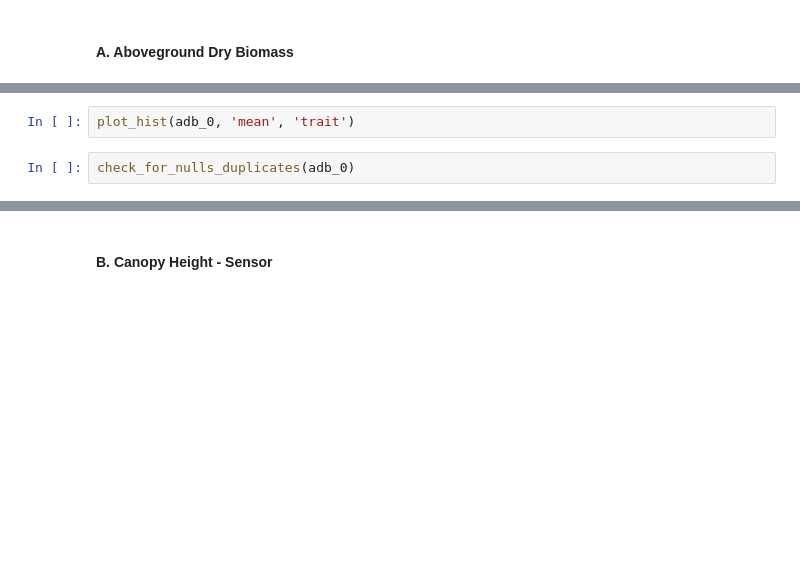
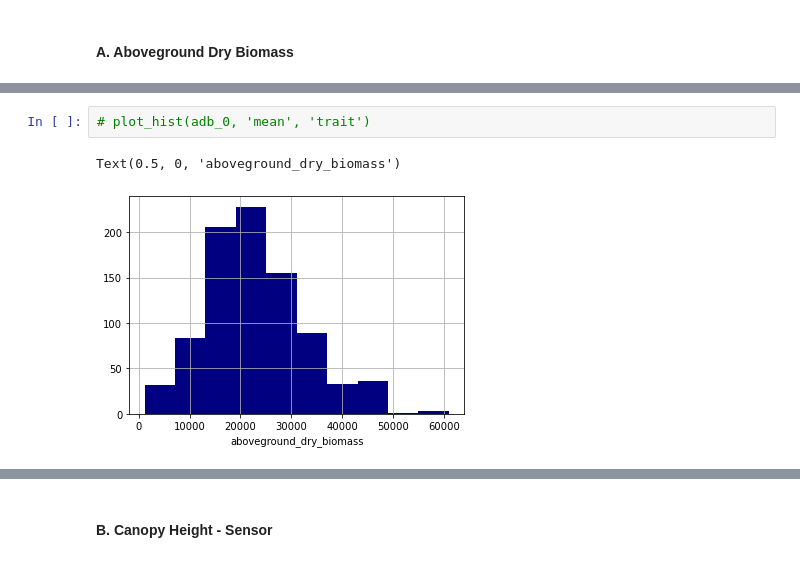
Before and after one commit to genophenoenvo/terraref-datasets, a Jupyter notebook: notebooks/mac_season_4_data_cleaning.ipynb, the cells around one changed output, grey strips where cells are left out. Cells and saved outputs as stored; diff of their text form; blank space fills up the shorter version.

```diff
--- a/notebooks/mac_season_4_data_cleaning.ipynb
+++ b/notebooks/mac_season_4_data_cleaning.ipynb
@@ -184,5 +210,6 @@ print(adb_0.shape)
 # %%
-plot_hist(adb_0, 'mean', 'trait')
+# plot_hist(adb_0, 'mean', 'trait')
+# %% [output]
+Text(0.5, 0, 'aboveground_dry_biomass')
+[figure, added]
-# %%
-check_for_nulls_duplicates(adb_0)
 # %%
```
Also changed, not shown: parts of 29 cells of this notebook.
